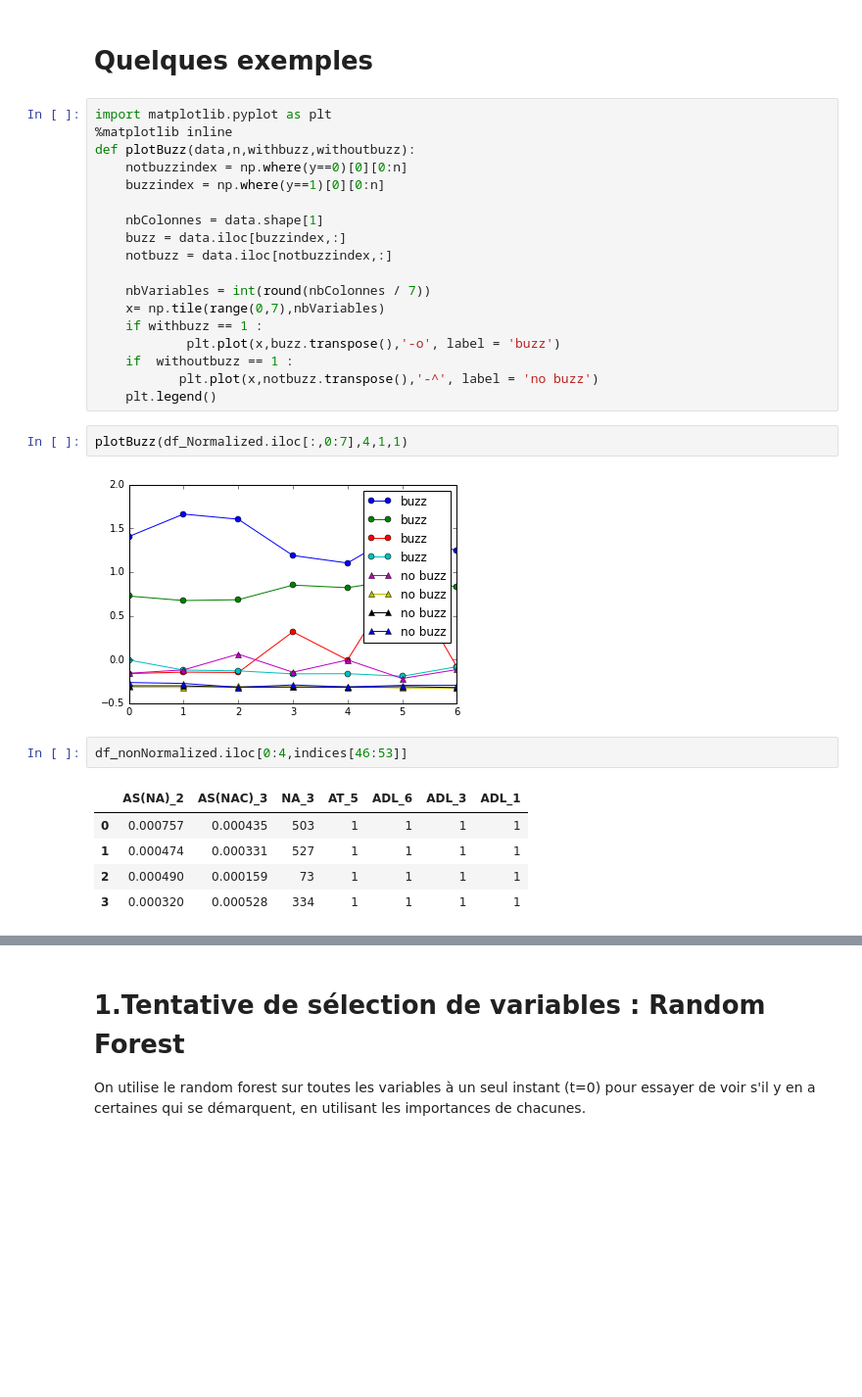
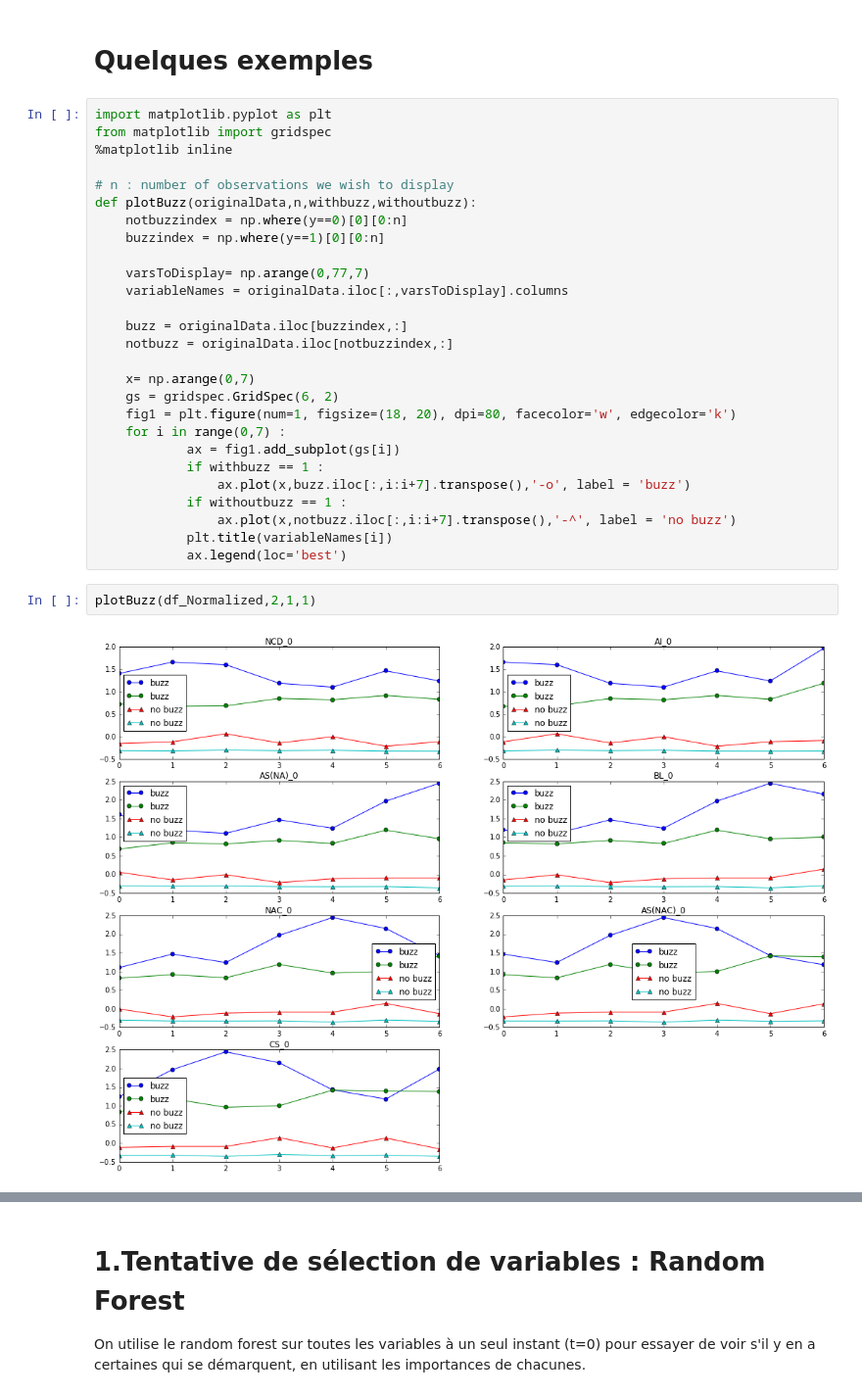
Before and after one commit to imachraoui/Buzz-social-media, a Jupyter notebook: Project-Buzz.ipynb, the cells around one changed output, grey strips where cells are left out. Shown at 98% size. Saved outputs shown, nothing was run; the diff lists cells and outputs as text; blank space fills up the shorter version.

Commit message:
new plots

```diff
--- a/Project-Buzz.ipynb
+++ b/Project-Buzz.ipynb
@@ -31,31 +31,32 @@ df_Normalized =(df_nonNormalized - df_nonNormalized.mean()) / stdColumns
 # Quelques exemples
 # %%
 import matplotlib.pyplot as plt
+from matplotlib import gridspec
 %matplotlib inline
-def plotBuzz(data,n,withbuzz,withoutbuzz):
+
+# n : number of observations we wish to display
+def plotBuzz(originalData,n,withbuzz,withoutbuzz):
     notbuzzindex = np.where(y==0)[0][0:n]
     buzzindex = np.where(y==1)[0][0:n]
 
-    nbColonnes = data.shape[1]
-    buzz = data.iloc[buzzindex,:]
-    notbuzz = data.iloc[notbuzzindex,:]
+    varsToDisplay= np.arange(0,77,7)
+    variableNames = originalData.iloc[:,varsToDisplay].columns
 
-    nbVariables = int(round(nbColonnes / 7))
-    x= np.tile(range(0,7),nbVariables)
-    if withbuzz == 1 :
-            plt.plot(x,buzz.transpose(),'-o', label = 'buzz')
-    if  withoutbuzz == 1 :
-           plt.plot(x,notbuzz.transpose(),'-^', label = 'no buzz')
-    plt.legend()
+    buzz = originalData.iloc[buzzindex,:]
+    notbuzz = originalData.iloc[notbuzzindex,:]
+
+    x= np.arange(0,7)
+    gs = gridspec.GridSpec(6, 2)
+    fig1 = plt.figure(num=1, figsize=(18, 20), dpi=80, facecolor='w', edgecolor='k')
+    for i in range(0,7) :
+            ax = fig1.add_subplot(gs[i])
+            if withbuzz == 1 :
+                ax.plot(x,buzz.iloc[:,i:i+7].transpose(),'-o', label = 'buzz')
+            if withoutbuzz == 1 :
+                ax.plot(x,notbuzz.iloc[:,i:i+7].transpose(),'-^', label = 'no buzz')
+            plt.title(variableNames[i])
+            ax.legend(loc='best')
 # %%
-plotBuzz(df_Normalized.iloc[:,0:7],4,1,1)
+plotBuzz(df_Normalized,2,1,1)
 # %% [output]
-[figure, old version]
+[figure, new version]
-# %%
-df_nonNormalized.iloc[0:4,indices[46:53]]
-# %% [output]
-|  | AS(NA)_2 | AS(NAC)_3 | NA_3 | AT_5 | ADL_6 | ADL_3 | ADL_1 |
-| 0 | 0.000757 | 0.000435 | 503 | 1 | 1 | 1 | 1 |
-| 1 | 0.000474 | 0.000331 | 527 | 1 | 1 | 1 | 1 |
-| 2 | 0.000490 | 0.000159 | 73 | 1 | 1 | 1 | 1 |
-| 3 | 0.000320 | 0.000528 | 334 | 1 | 1 | 1 | 1 |
```
Also changed, not shown: parts of 13 cells of this notebook.
